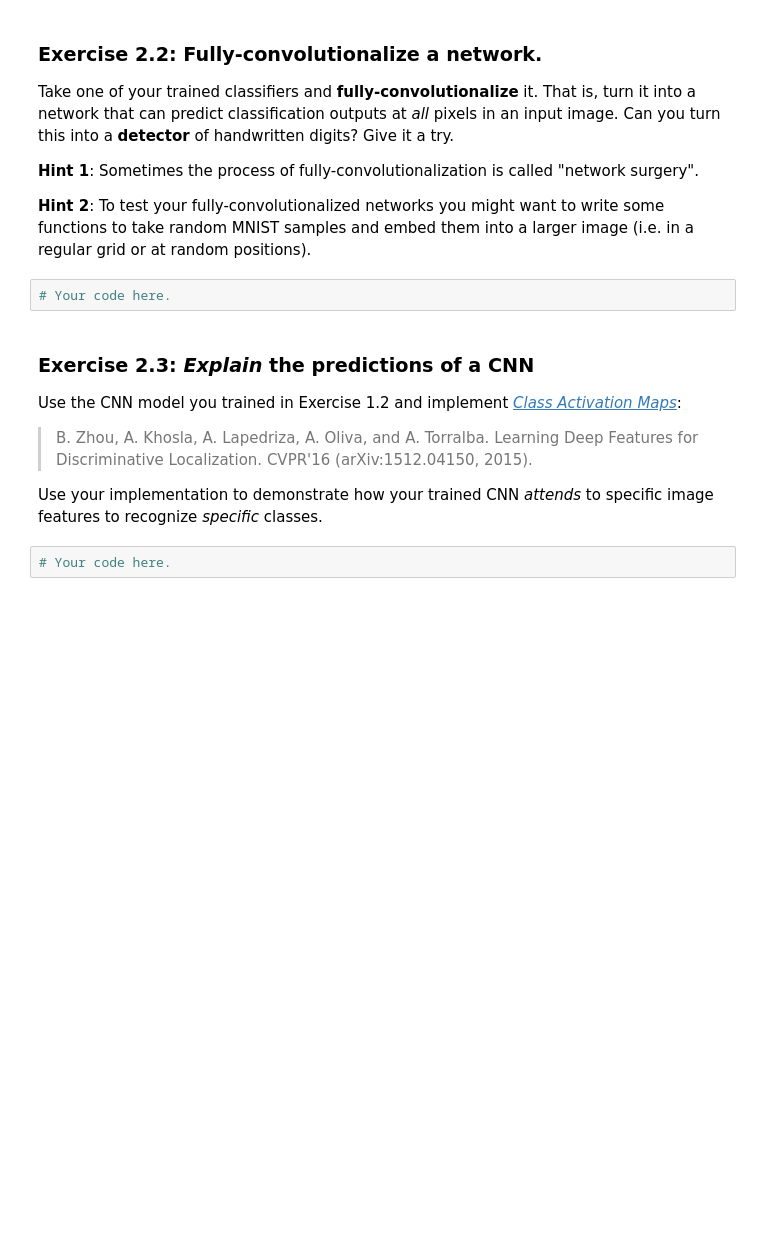
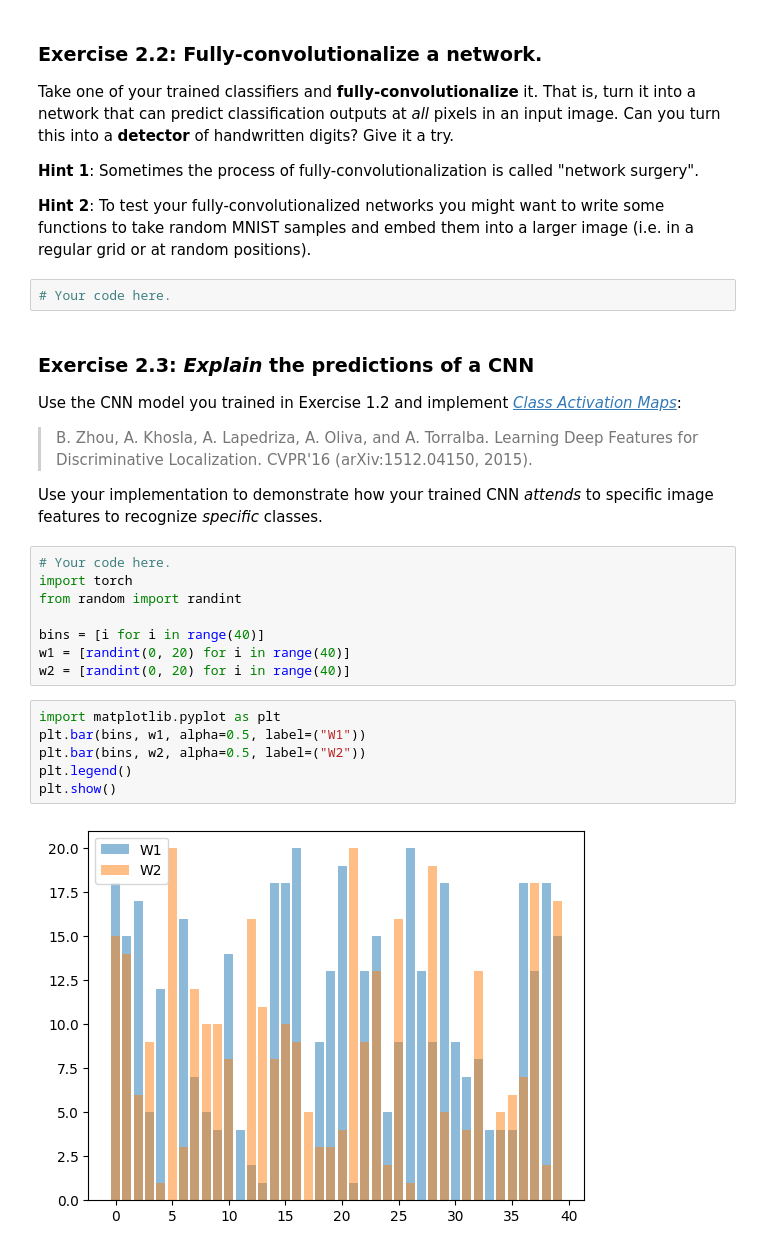
Before and after one commit to Cascetto/dla_labs, a Jupyter notebook: Lab1-CNNs.ipynb, the cells around one changed output. Saved outputs shown, nothing was run; the diff lists cells and outputs as text; blank space fills up the shorter version.

```diff
--- a/Lab1-CNNs.ipynb
+++ b/Lab1-CNNs.ipynb
@@ -491,3 +506,17 @@ Use the CNN model you trained in Exercise 1.2 and implement [*Class Activation M
 Use your implementation to demonstrate how your trained CNN *attends* to specific image features to recognize *specific* classes.
 # %%
 # Your code here.
+import torch
+from random import randint
+
+bins = [i for i in range(40)]
+w1 = [randint(0, 20) for i in range(40)]
+w2 = [randint(0, 20) for i in range(40)]
+# %%
+import matplotlib.pyplot as plt
+plt.bar(bins, w1, alpha=0.5, label=("W1"))
+plt.bar(bins, w2, alpha=0.5, label=("W2"))
+plt.legend()
+plt.show()
+# %% [output]
+[figure, added]
```
Also changed, not shown: parts of 15 cells of this notebook.
